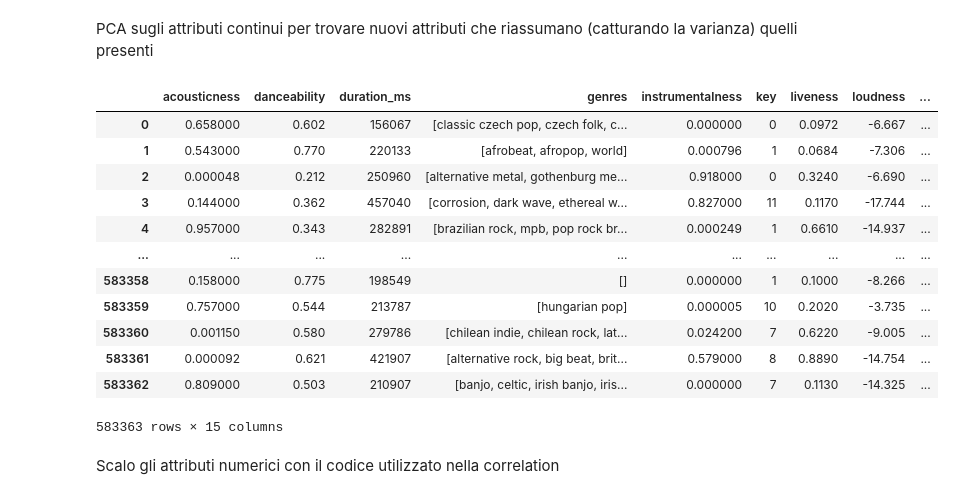
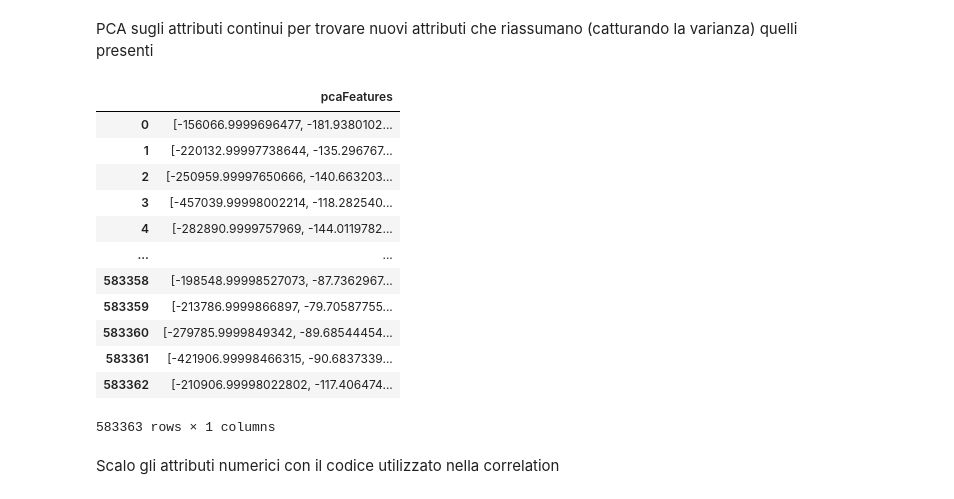
Before and after one commit to carloalbe/Pyspark-Spotify-Analysis, a Jupyter notebook: spotify_clustering.ipynb, the cells around one changed output. Cells and saved outputs as stored; diff of their text form; code cells hidden in the pictures.

```diff
--- a/spotify_clustering.ipynb
+++ b/spotify_clustering.ipynb
@@ -23,7 +23,7 @@ spark = SparkSession \
 def fudf(val):
     return functools.reduce(lambda x, y:x+y, val)
 # %%
-df = spark.read.json('C:\\Users\\pasqu\\Desktop\\Università\\Distributed Data Analysis and Mining\\cleaned_dataset')
+df = spark.read.json('cleaned_dataset')
 # %%
 df.toPandas()
 # %% [output]
@@ -56,6 +56,4 @@ assembler = VectorAssembler(
     inputCols=["duration_ms", "danceability", "loudness", "speechiness","acousticness","instrumentalness","liveness","valence","tempo","time_signature"],
     outputCol="features")
 
-df = assembler.transform(df)
-print("Assembled columns")
-output.select("features").show(truncate=False)
+output = assembler.transform(df)
@@ -87,7 +88,7 @@ from pyspark.ml.feature import VarianceThresholdSelector
 
 selector = VarianceThresholdSelector(varianceThreshold=8.0, outputCol="selectedFeatures")
 
-result = selector.fit(df).transform(df)
+result = selector.fit(output).transform(output)
 
 print("Output: Features with variance lower than %f are removed." %
       selector.getVarianceThreshold())
@@ -102,23 +123,23 @@ from pyspark.ml.feature import PCA
 pca = PCA(k=3, inputCol="selectedFeatures", outputCol="pcaFeatures")
 model = pca.fit(result)
 
-result = model.transform(result).select("pcaFeatures")
+pca_result = model.transform(result).select("pcaFeatures")
 # %%
-df.toPandas()
+pca_result.toPandas()
 # %% [output]
-|  | acousticness | danceability | duration_ms | genres | instrumentalness | key | liveness | loudness | ... |
-| 0 | 0.658000 | 0.602 | 156067 | [classic czech pop, czech folk, c... | 0.000000 | 0 | 0.0972 | -6.667 | ... |
-| 1 | 0.543000 | 0.770 | 220133 | [afrobeat, afropop, world] | 0.000796 | 1 | 0.0684 | -7.306 | ... |
-| 2 | 0.000048 | 0.212 | 250960 | [alternative metal, gothenburg me... | 0.918000 | 0 | 0.3240 | -6.690 | ... |
-| 3 | 0.144000 | 0.362 | 457040 | [corrosion, dark wave, ethereal w... | 0.827000 | 11 | 0.1170 | -17.744 | ... |
-| 4 | 0.957000 | 0.343 | 282891 | [brazilian rock, mpb, pop rock br... | 0.000249 | 1 | 0.6610 | -14.937 | ... |
-| ... | ... | ... | ... | ... | ... | ... | ... | ... | ... |
-| 583358 | 0.158000 | 0.775 | 198549 | [] | 0.000000 | 1 | 0.1000 | -8.266 | ... |
-| 583359 | 0.757000 | 0.544 | 213787 | [hungarian pop] | 0.000005 | 10 | 0.2020 | -3.735 | ... |
-| 583360 | 0.001150 | 0.580 | 279786 | [chilean indie, chilean rock, lat... | 0.024200 | 7 | 0.6220 | -9.005 | ... |
-| 583361 | 0.000092 | 0.621 | 421907 | [alternative rock, big beat, brit... | 0.579000 | 8 | 0.8890 | -14.754 | ... |
-| 583362 | 0.809000 | 0.503 | 210907 | [banjo, celtic, irish banjo, iris... | 0.000000 | 7 | 0.1130 | -14.325 | ... |
+|  | pcaFeatures |
+| 0 | [-156066.9999696477, -181.9380102... |
+| 1 | [-220132.99997738644, -135.296767... |
+| 2 | [-250959.99997650666, -140.663203... |
+| 3 | [-457039.99998002214, -118.282540... |
+| 4 | [-282890.9999757969, -144.0119782... |
+| ... | ... |
+| 583358 | [-198548.99998527073, -87.7362967... |
+| 583359 | [-213786.9999866897, -79.70587755... |
+| 583360 | [-279785.9999849342, -89.68544454... |
+| 583361 | [-421906.99998466315, -90.6837339... |
+| 583362 | [-210906.99998022802, -117.406474... |
-583363 rows × 15 columns
+583363 rows × 1 columns
 # %% [markdown]
 Scalo gli attributi numerici con il codice utilizzato nella correlation
 # %%
```
Also changed, not shown: parts of 4 cells of this notebook.
